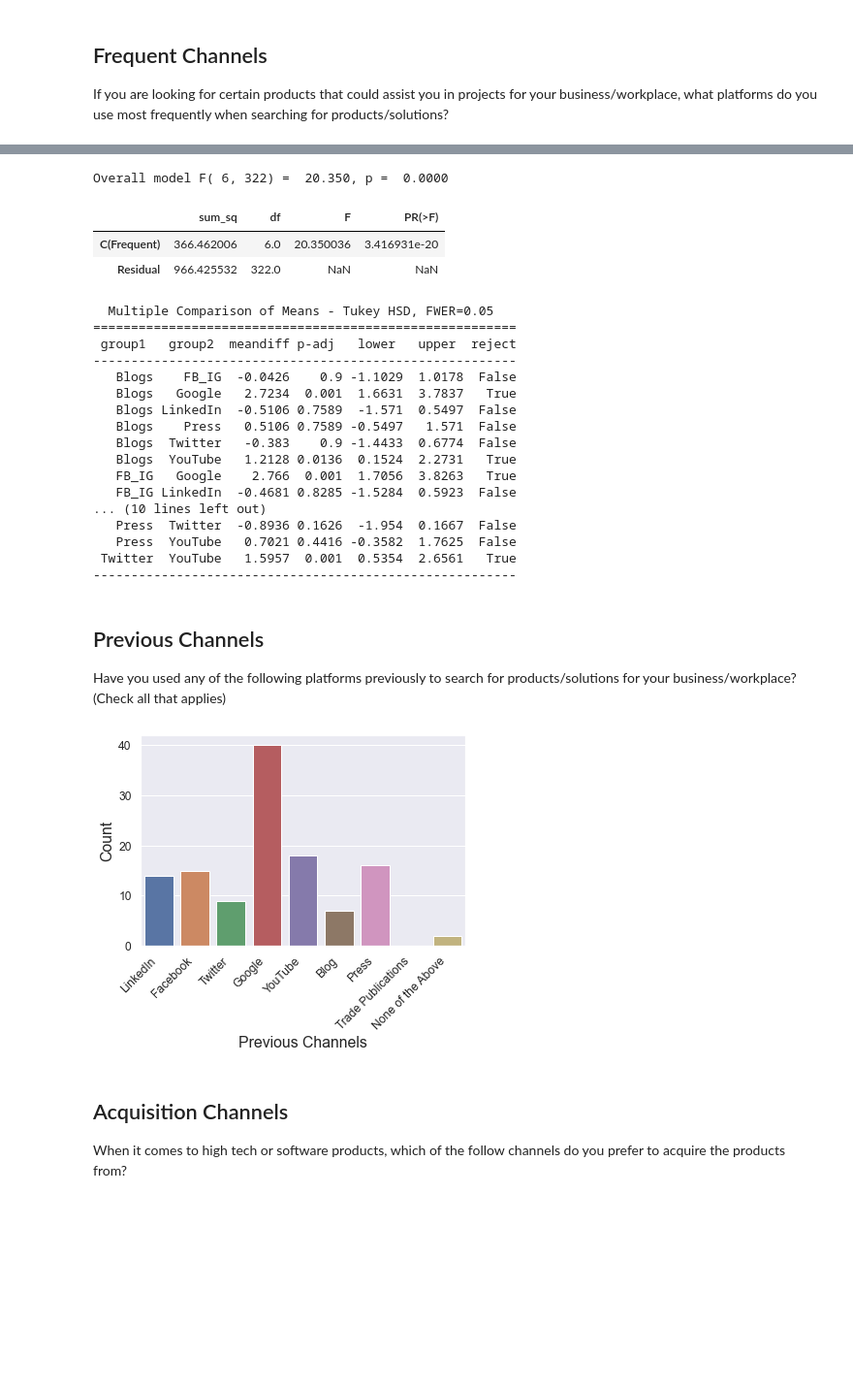
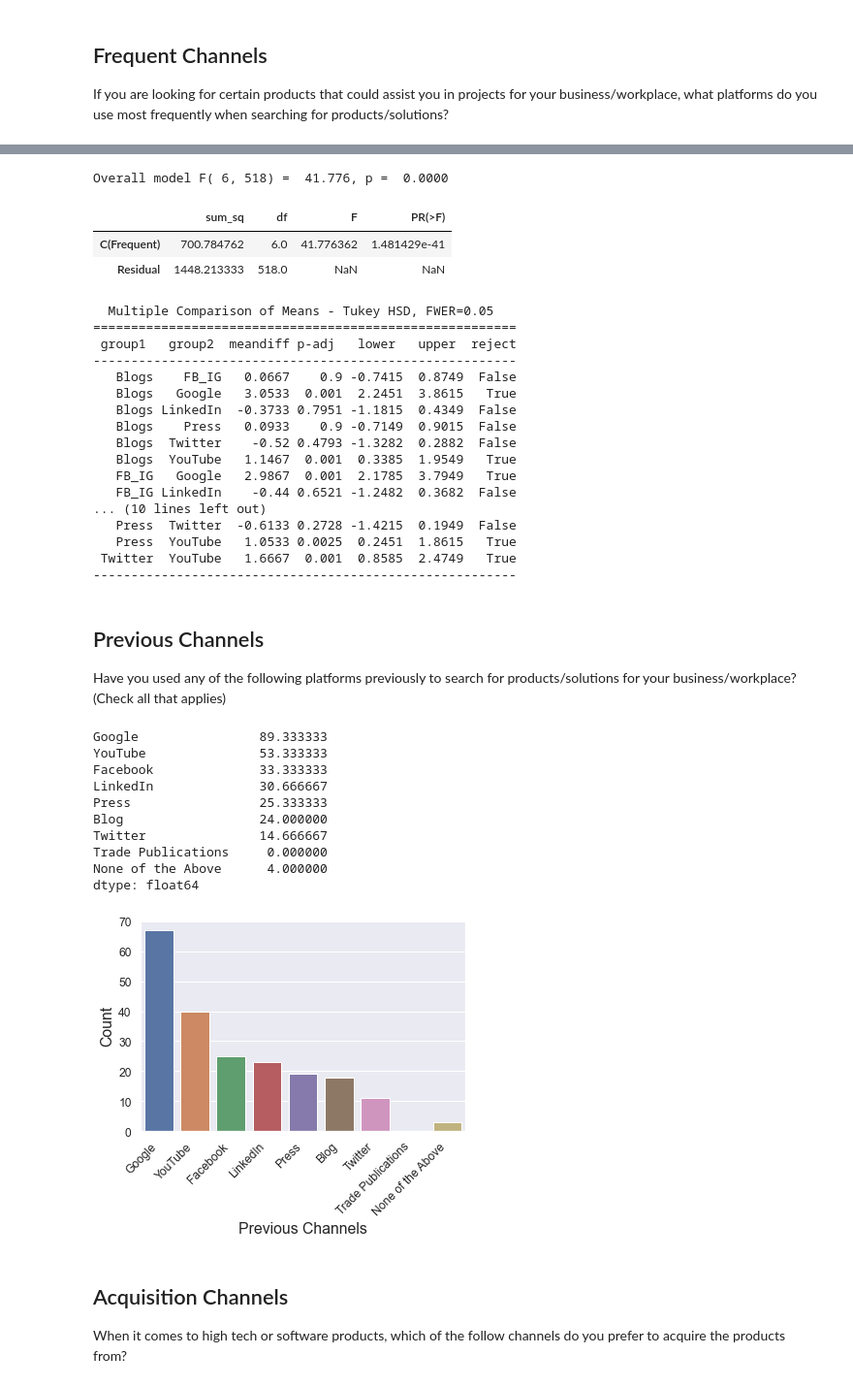
Before and after one commit to markhary/mktg3554_survey, a Jupyter notebook: holly.ipynb, the cells around one changed output, grey strips where cells are left out. Shown at 97% size. Cells and saved outputs as stored; diff of their text form; code cells hidden in the pictures; blank space fills up the shorter version.

```diff
--- a/holly.ipynb
+++ b/holly.ipynb
@@ -232,4 +232,7 @@ survey_data.loc[survey_data['Industry_Construction'] == "Yes", 'Industry_Simple'
 survey_data['Industry_Simple'] = survey_data['Industry_Simple'].fillna('Other')
 # %%
 # delete the survey_data that is Other
-survey_data = survey_data[survey_data['Industry'] == 'Other']
+display(survey_data.shape)
+survey_data = survey_data[survey_data['Industry'] != 'Other']
+display(survey_data.shape)
+n_mac_participants, n_rows = survey_data.shape;
@@ -742,26 +773,26 @@ variable = "Frequent";
 value = "Score"
 anova_analysis(frequent, columns, variable, value);
 # %% [output]
-Overall model F( 6, 322) =  20.350, p =  0.0000
+Overall model F( 6, 518) =  41.776, p =  0.0000
 |  | sum_sq | df | F | PR(>F) |
-| C(Frequent) | 366.462006 | 6.0 | 20.350036 | 3.416931e-20 |
-| Residual | 966.425532 | 322.0 | NaN | NaN |
+| C(Frequent) | 700.784762 | 6.0 | 41.776362 | 1.481429e-41 |
+| Residual | 1448.213333 | 518.0 | NaN | NaN |
   Multiple Comparison of Means - Tukey HSD, FWER=0.05
 ========================================================
  group1   group2  meandiff p-adj   lower   upper  reject
 --------------------------------------------------------
-   Blogs    FB_IG  -0.0426    0.9 -1.1029  1.0178  False
-   Blogs   Google   2.7234  0.001  1.6631  3.7837   True
-   Blogs LinkedIn  -0.5106 0.7589  -1.571  0.5497  False
-   Blogs    Press   0.5106 0.7589 -0.5497   1.571  False
-   Blogs  Twitter   -0.383    0.9 -1.4433  0.6774  False
-   Blogs  YouTube   1.2128 0.0136  0.1524  2.2731   True
-   FB_IG   Google    2.766  0.001  1.7056  3.8263   True
-   FB_IG LinkedIn  -0.4681 0.8285 -1.5284  0.5923  False
+   Blogs    FB_IG   0.0667    0.9 -0.7415  0.8749  False
+   Blogs   Google   3.0533  0.001  2.2451  3.8615   True
+   Blogs LinkedIn  -0.3733 0.7951 -1.1815  0.4349  False
+   Blogs    Press   0.0933    0.9 -0.7149  0.9015  False
+   Blogs  Twitter    -0.52 0.4793 -1.3282  0.2882  False
+   Blogs  YouTube   1.1467  0.001  0.3385  1.9549   True
+   FB_IG   Google   2.9867  0.001  2.1785  3.7949   True
+   FB_IG LinkedIn    -0.44 0.6521 -1.2482  0.3682  False
 ... (10 lines left out)
-   Press  Twitter  -0.8936 0.1626  -1.954  0.1667  False
-   Press  YouTube   0.7021 0.4416 -0.3582  1.7625  False
- Twitter  YouTube   1.5957  0.001  0.5354  2.6561   True
+   Press  Twitter  -0.6133 0.2728 -1.4215  0.1949  False
+   Press  YouTube   1.0533 0.0025  0.2451  1.8615   True
+ Twitter  YouTube   1.6667  0.001  0.8585  2.4749   True
 --------------------------------------------------------
 # %% [markdown]
 ## Previous Channels
@@ -774,36 +805,49 @@ Have you used any of the following platforms previously to search for products/s
 PREVIOUS_LINKEDIN = "LinkedIn"
 PREVIOUS_FB_IG = "Facebook"
 PREVIOUS_TWITTER = "Twitter"
 PREVIOUS_GOOGLE= "Google"
 PREVIOUS_YOUTUBE = "YouTube"
 PREVIOUS_BLOG = "Blog"
 PREVIOUS_PRESS = "Press"
 PREVIOUS_TRADE_PUBLICATIONS = "Trade Publications"
 PREVIOUS_NONE = "None of the Above"
 
-columns = [PREVIOUS_LINKEDIN, PREVIOUS_FB_IG, PREVIOUS_TWITTER, PREVIOUS_GOOGLE, PREVIOUS_YOUTUBE,
-          PREVIOUS_BLOG, PREVIOUS_PRESS, PREVIOUS_TRADE_PUBLICATIONS, PREVIOUS_NONE]
+columns = [PREVIOUS_GOOGLE, PREVIOUS_YOUTUBE, PREVIOUS_FB_IG, PREVIOUS_LINKEDIN,
+           PREVIOUS_PRESS, PREVIOUS_BLOG, PREVIOUS_TWITTER, PREVIOUS_TRADE_PUBLICATIONS,
+           PREVIOUS_NONE]
 previous_data = pd.DataFrame(columns=columns)
 previous_data[PREVIOUS_LINKEDIN] = survey_data["Previous_Channel"].str.contains(PREVIOUS_LINKEDIN)
 previous_data[PREVIOUS_FB_IG] = survey_data["Previous_Channel"].str.contains(PREVIOUS_FB_IG)
 previous_data[PREVIOUS_TWITTER] = survey_data["Previous_Channel"].str.contains(PREVIOUS_TWITTER)
 previous_data[PREVIOUS_GOOGLE] = survey_data["Previous_Channel"].str.contains(PREVIOUS_GOOGLE)
 previous_data[PREVIOUS_YOUTUBE] = survey_data["Previous_Channel"].str.contains(PREVIOUS_YOUTUBE)
 previous_data[PREVIOUS_BLOG] = survey_data["Previous_Channel"].str.contains(PREVIOUS_BLOG)
 previous_data[PREVIOUS_PRESS] = survey_data["Previous_Channel"].str.contains(PREVIOUS_PRESS)
 previous_data[PREVIOUS_TRADE_PUBLICATIONS] = survey_data["Previous_Channel_Other"].str.contains(PREVIOUS_TRADE_PUBLICATIONS)
 previous_data[PREVIOUS_NONE] = survey_data["Previous_Channel"].str.contains("None")
 previous_data[PREVIOUS_NONE] = survey_data["Previous_Channel"].fillna(True)
 
 Previous = previous_data[previous_data==True][columns].count();
 chart = sns.barplot(y=Previous.values, x=Previous.index);
 rotate_xlabels(chart);
 chart.set_xlabel("Previous Channels");
 chart.set_ylabel("Count");
 increase_axes(chart);
 save_figure(chart.get_figure(), 'Previous');
+
+display(Previous/n_mac_participants*100)
 # %% [output]
+Google                89.333333
+YouTube               53.333333
+Facebook              33.333333
+LinkedIn              30.666667
+Press                 25.333333
+Blog                  24.000000
+Twitter               14.666667
+Trade Publications     0.000000
+None of the Above      4.000000
+dtype: float64
-[figure, old version]
+[figure, new version]
 # %% [markdown]
 ## Acquisition Channels
 When it comes to high tech or software products, which of the follow channels do you prefer to acquire the products from?
```
Also changed, not shown: parts of 16 cells of this notebook, 36 other files.
